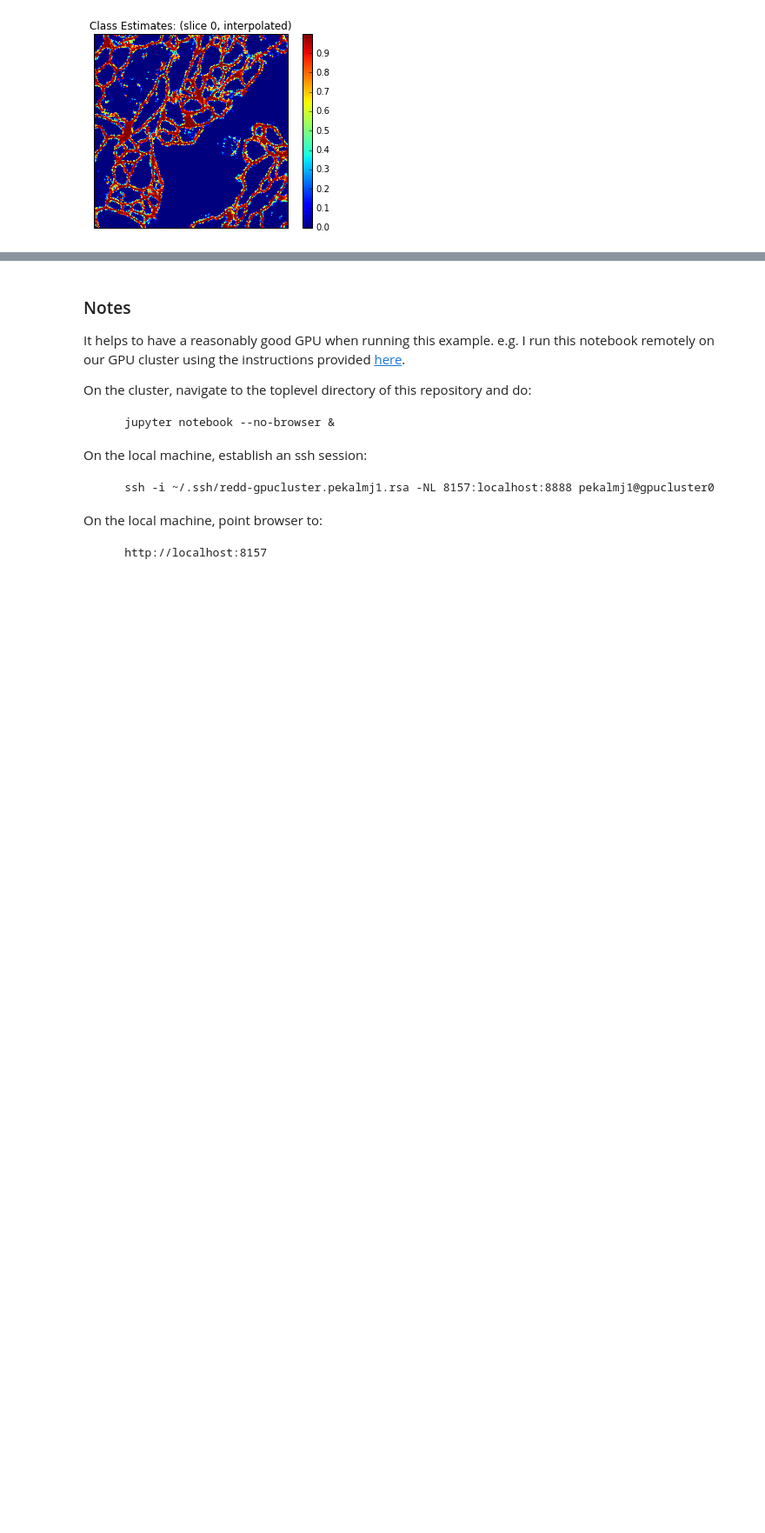
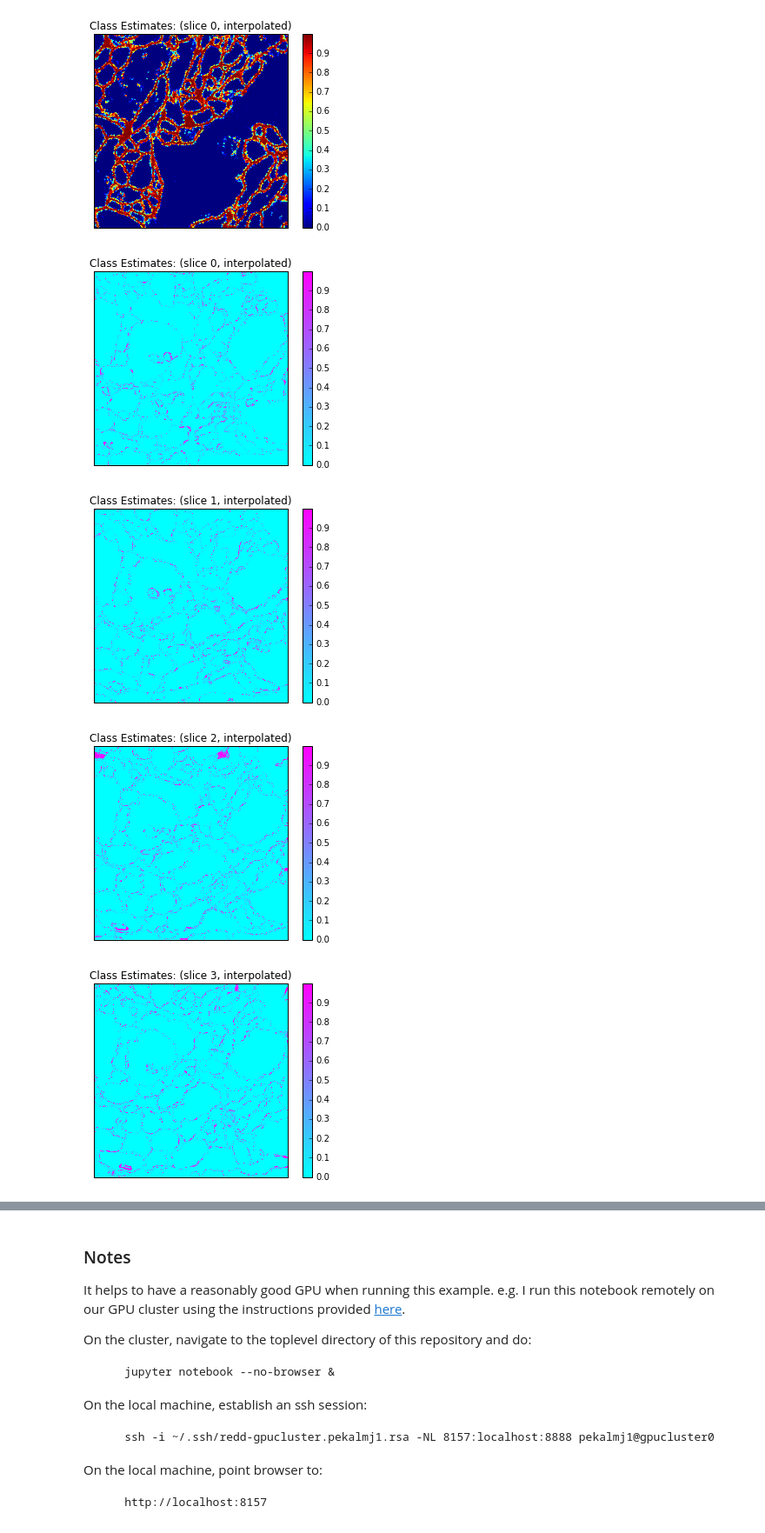
Before and after one commit to mjpekala/bio-segmentation, a Jupyter notebook: examples/isbi2012_deploy.ipynb, the cells around one changed output, grey strips where cells are left out. Shown at 87% size. Cells and saved outputs as stored; diff of their text form; code cells hidden in the pictures; blank space fills up the shorter version.

```diff
--- a/examples/isbi2012_deploy.ipynb
+++ b/examples/isbi2012_deploy.ipynb
@@ -46,11 +46,10 @@ This example uses the ISBI 2012 test volume as the input to the CNN.  One could
 # Load previously trained weights and data volume(s).
 weightsFile = '../Models/ISBI2012/weights_epoch_025.h5'
 
-trainFile = '../data/ISBI2012/train-volume.tif'
-Xtrain = emlib.load_cube(trainFile)
 
-testFile = '../data/ISBI2012/test-volume.tif'
-Xtest = emlib.load_cube(testFile)
+Xtrain = emlib.load_cube('../data/ISBI2012/train-volume.tif')
+Ytrain = emlib.load_cube('../data/ISBI2012/train-labels.tif')
+Xtest = emlib.load_cube('../data/ISBI2012/test-volume.tif')
 
 # show some details.  Note that data tensors are assumed to have dimensions:
 #   (#slices, #channels, #rows, #columns)
@@ -145,3 +144,25 @@ plt.show()
 # %% [output]
 [figure]
 [figure]
+# %%
+# Visualize where the classifier is making mistakes on the training data.
+PtrainInt = emlib.interpolate_nn(Ptrain)
+Ytrue = np.zeros(Ytrain.shape)
+Ytrue[Ytrain==0] = 1;
+Ytrue[Ytrain>0] = 0;
+
+for ii in range(PtrainInt.shape[0]):
+    Img = Ytrue[ii,...] - PtrainInt[ii,0,...]
+    Img = np.squeeze(Img)
+    Img[Img < 0] = 0;  # for now, focus on "false negatives"
+
+    plt.imshow(Img, cmap='cool', interpolation='none'); plt.colorbar()
+    plt.title('Class Estimates: (slice %d, interpolated)' % ii)
+    plt.gca().axes.get_xaxis().set_ticks([])
+    plt.gca().axes.get_yaxis().set_ticks([])
+    plt.show()
+# %% [output]
+[figure, added]
+[figure, added]
+[figure, added]
+[figure, added]
```
Also changed, not shown: parts of 1 cell of this notebook.
